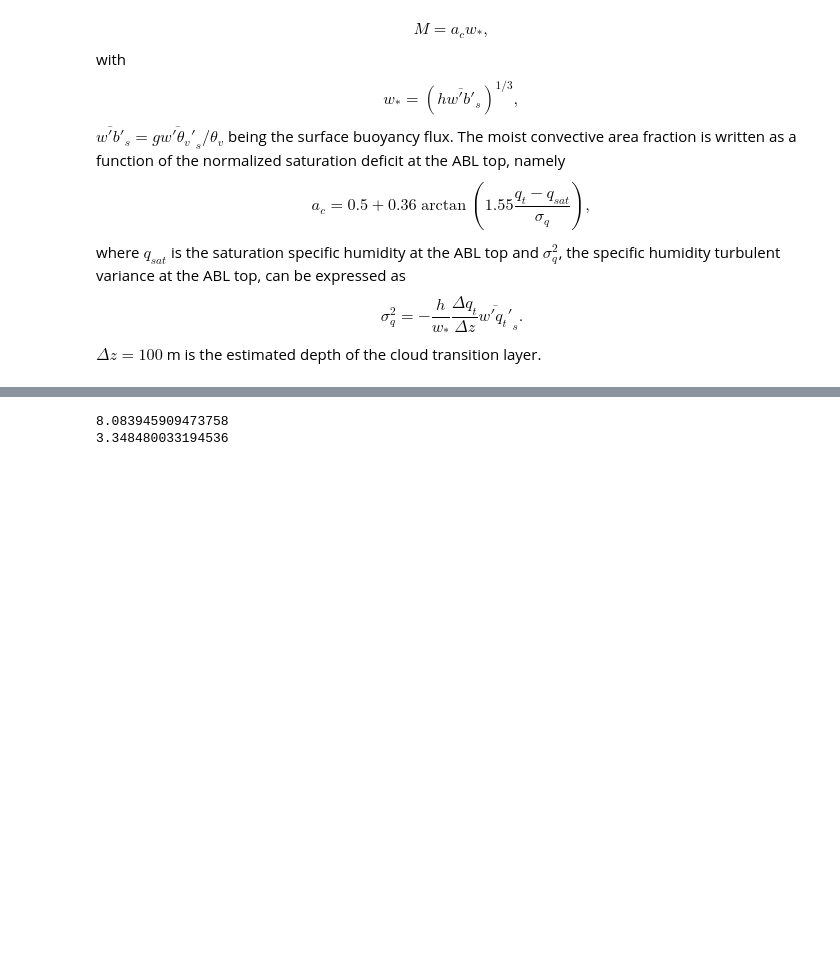
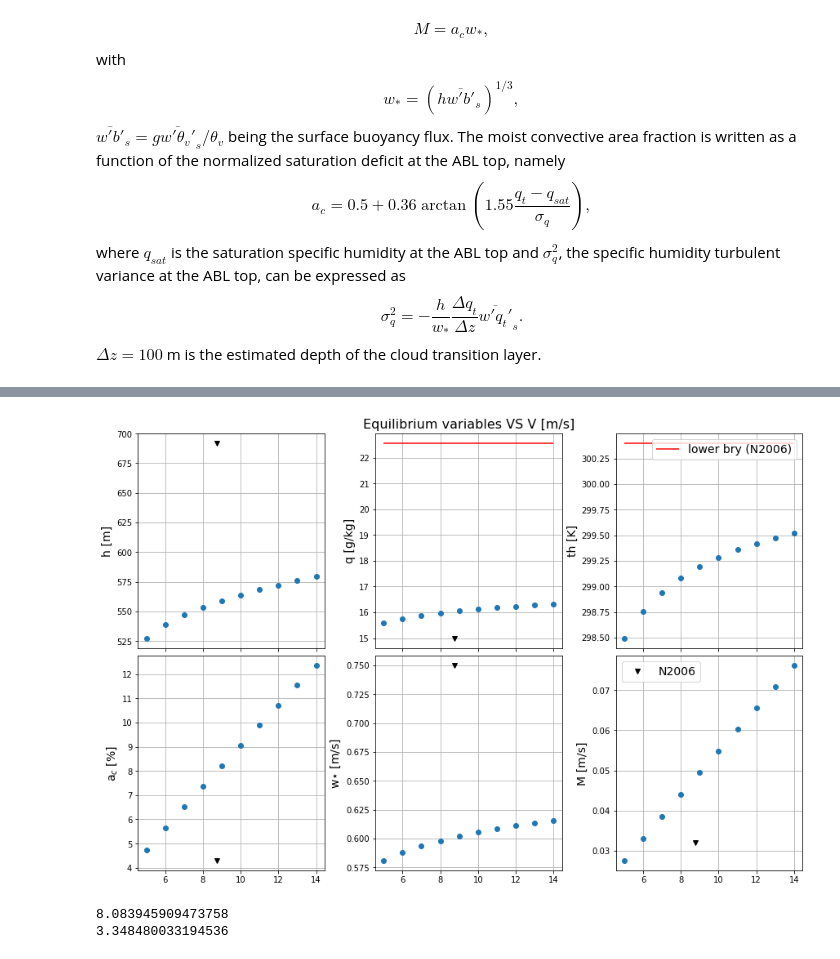
Before and after one commit to agonmer/ABL_bulk_models, a Jupyter notebook: neggers_etal_2006.ipynb, the cells around one changed output, grey strips where cells are left out. Cells and saved outputs as stored; diff of their text form; code cells hidden in the pictures; blank space fills up the shorter version.

```diff
--- a/neggers_etal_2006.ipynb
+++ b/neggers_etal_2006.ipynb
@@ -428,3 +611,45 @@ plt.savefig(figure_name,bbox_inches='tight')
+# %%
+fig, ax = plt.subplots(2,3,figsize=(12,8),sharex=True,constrained_layout=True)
+
+ax[0,0].plot(list_of_values,h_eq,'o')
+ax[0,0].grid()
+ax[0,0].set_ylabel('h [m]',fontsize=14)
+ax[0,0].plot(x_N06,h_N06,'kv')
+
+ax[0,1].plot(list_of_values,q_eq*1e3,'o')
+ax[0,1].grid()
+ax[0,1].set_ylabel('q [g/kg]',fontsize=14)
+ax[0,1].hlines(q_s_N06*1e3,list_of_values[0],list_of_values[-1],'r')
+ax[0,1].plot(x_N06,q_N06,'kv')
+
+ax[0,2].plot(list_of_values,th_eq,'o')
+ax[0,2].grid()
+ax[0,2].set_ylabel('th [K]',fontsize=14)
+ax[0,2].hlines(SST_N06,list_of_values[0],list_of_values[-1],'r',label='lower bry (N2006)')
+ax[0,2].legend(fontsize=14)
+
+ax[1,0].plot(list_of_values,a_c_eq*100,'o')
+ax[1,0].grid()
+ax[1,0].set_ylabel('a$_c$ [%]',fontsize=14)
+ax[1,0].plot(x_N06,a_c_N06,'kv')
+
+ax[1,1].plot(list_of_values,w_star_eq,'o')
+ax[1,1].grid()
+ax[1,1].set_ylabel('w$\star$ [m/s]',fontsize=14)
+ax[1,1].plot(x_N06,w_star_N06,'kv')
+
+ax[1,2].plot(list_of_values,M_eq,'o')
+ax[1,2].grid()
+ax[1,2].set_ylabel('M [m/s]',fontsize=14)
+ax[1,2].plot(x_N06,M_N06,'kv',label='N2006')
+ax[1,2].legend(fontsize=14)
+
+ax[0,1].set_title('Equilibrium variables VS '+str_variable+' ['+str_units+']',fontsize=16)
+
+figure_name = 'equilibrium_variables_dependence_on_' + str_variable + '.png'
+plt.savefig(figure_name,bbox_inches='tight')
+# %% [output]
+[figure, added]
 # %%
 def prt_dyer74(zL):
     """
```
Also changed, not shown: parts of 6 cells of this notebook.
